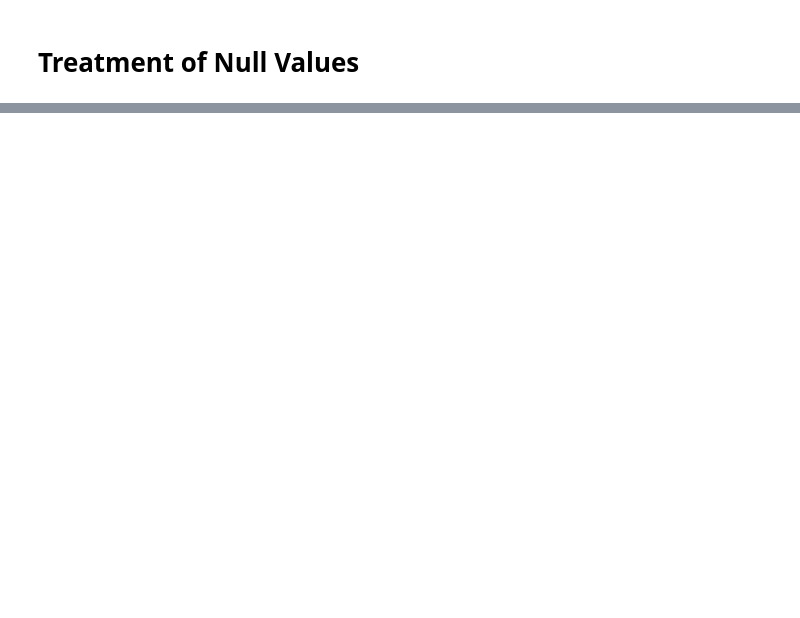
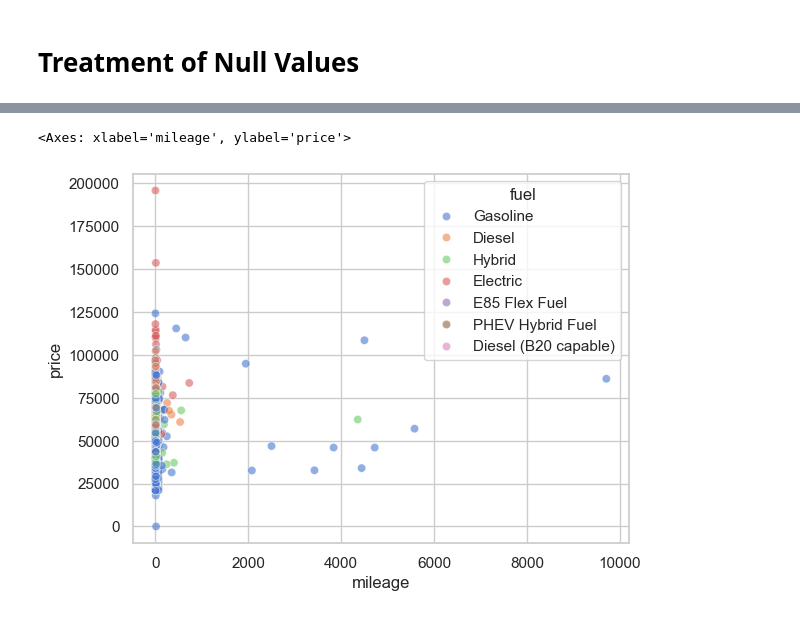
Before and after one commit to RajatDev18/Vehicle_Price_Prediction_working, a Jupyter notebook: predict_vehicle_prices.ipynb.ipynb, the cells around one changed output, grey strips where cells are left out. Saved outputs shown, nothing was run; the diff lists cells and outputs as text; code cells hidden in the pictures; blank space fills up the shorter version.

```diff
--- a/predict_vehicle_prices.ipynb.ipynb
+++ b/predict_vehicle_prices.ipynb.ipynb
@@ -90,0 +134,5 @@ df['interior_color'].fillna(df['interior_color'].mode()[0],inplace=True)
+# %%
+sns.scatterplot(x='mileage', y='price', hue='fuel', data=df, alpha=0.6)
+# %% [output]
+<Axes: xlabel='mileage', ylabel='price'>
+[figure, added]
```
Also changed, not shown: parts of 14 cells of this notebook.
